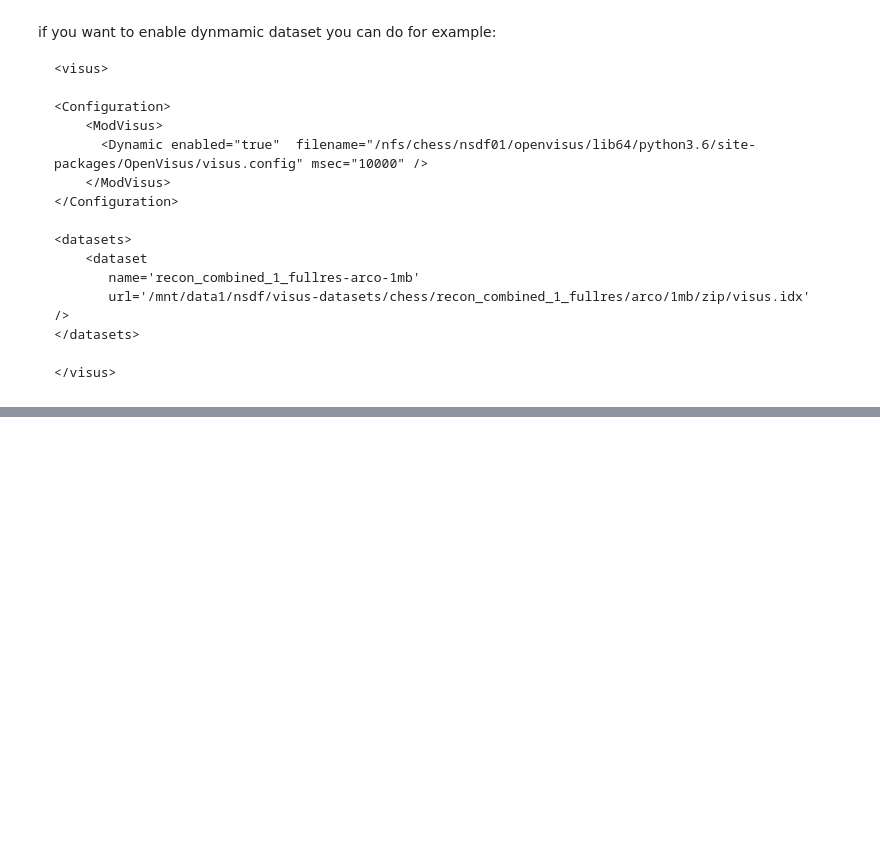
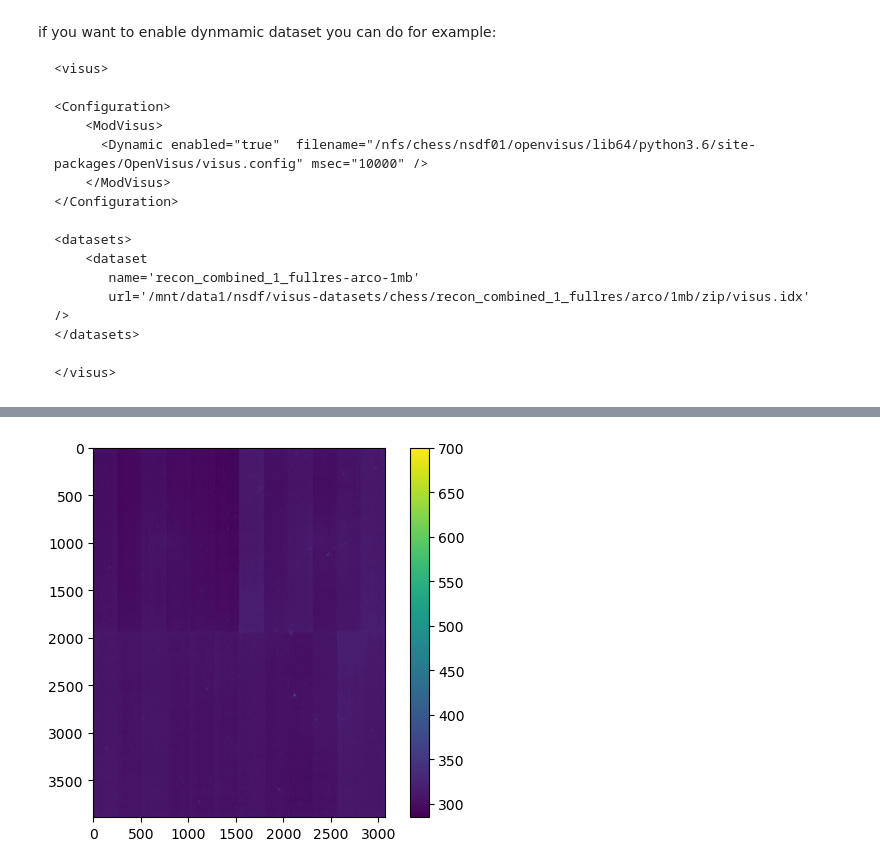
Before and after one commit to sci-visus/openvisuspy, a Jupyter notebook: examples/chess/convert-hdf5-data.ipynb, the cells around one changed output, grey strips where cells are left out. Cells and saved outputs as stored; diff of their text form; code cells hidden in the pictures; blank space fills up the shorter version.

Commit message:
Adding new HDF5 data example

```diff
--- a/examples/chess/convert-hdf5-data.ipynb
+++ b/examples/chess/convert-hdf5-data.ipynb
@@ -145,0 +148,8 @@ ShowData(slice)
+# %%
+from nexusformat.nexus import *
+
+from nexusformat.nexus.tree import NX_CONFIG
+NX_CONFIG['memory']=4000
+
+a=nxload("/nfs/chess/daq/current/id3a/nygren-3738-a/ss718-1ff/5/ff/ff1_000051.h5")
+print(a.tree)
@@ -145,0 +174,21 @@ ShowData(slice)
+# %%
+import matplotlib.pyplot as plt
+from scipy import ndimage
+import time
+import numpy as np
+
+def ShowData(slice,cmap="viridis"):
+
+	if True:
+		t1=time.time()
+		slice=ndimage.percentile_filter(slice, percentile=20, size=16)
+		print(f"Filter took {time.time()-t1} seconds to compute")
+
+	plt.imshow(slice, cmap=cmap)
+	plt.colorbar()
+	plt.show()
+
+slice=a.imageseries.images[100,:,:]
+print("data ready")
+ShowData(slice)
+# %% [output]
@@ -145,0 +197 @@ ShowData(slice)
+[figure, added]
```
Also changed, not shown: parts of 3 cells of this notebook.
